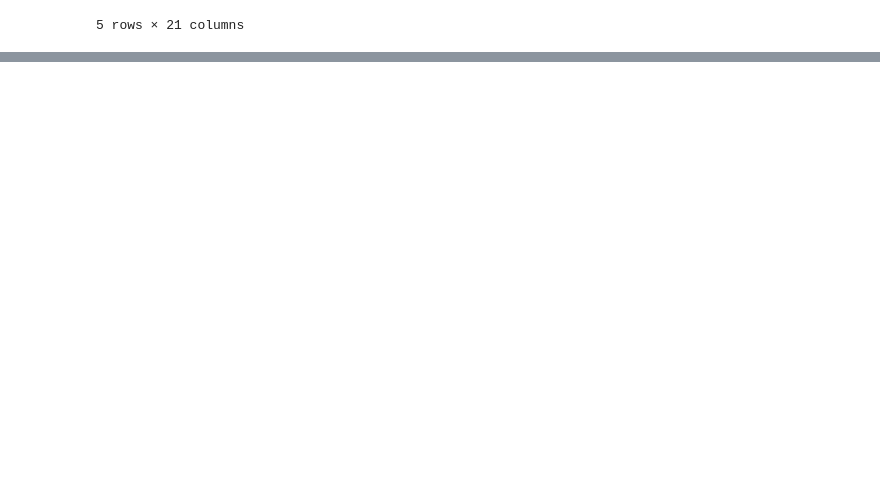
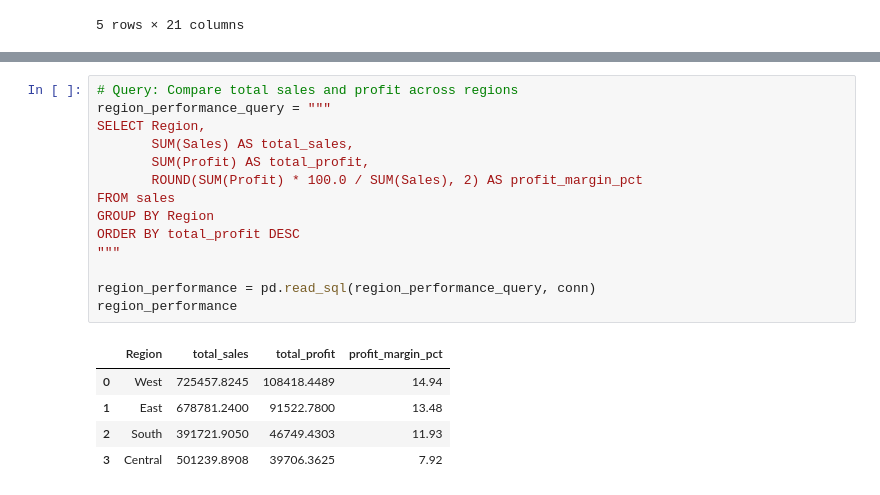
Before and after one commit to sh-nipun/retail-sales-analysis, a Jupyter notebook: notebooks/analysis.ipynb, the cells around one changed output, grey strips where cells are left out. Saved outputs shown, nothing was run; the diff lists cells and outputs as text; blank space fills up the shorter version.

```diff
--- a/notebooks/analysis.ipynb
+++ b/notebooks/analysis.ipynb
@@ -169,0 +235,20 @@ test_df
+# %%
+# Query: Compare total sales and profit across regions
+region_performance_query = """
+SELECT Region,
+       SUM(Sales) AS total_sales,
+       SUM(Profit) AS total_profit,
+       ROUND(SUM(Profit) * 100.0 / SUM(Sales), 2) AS profit_margin_pct
+FROM sales
+GROUP BY Region
+ORDER BY total_profit DESC
+"""
+
+region_performance = pd.read_sql(region_performance_query, conn)
+region_performance
+# %% [output]
+|  | Region | total_sales | total_profit | profit_margin_pct |
+| 0 | West | 725457.8245 | 108418.4489 | 14.94 |
+| 1 | East | 678781.2400 | 91522.7800 | 13.48 |
+| 2 | South | 391721.9050 | 46749.4303 | 11.93 |
+| 3 | Central | 501239.8908 | 39706.3625 | 7.92 |
```
Also changed, not shown: parts of 4 cells of this notebook.
